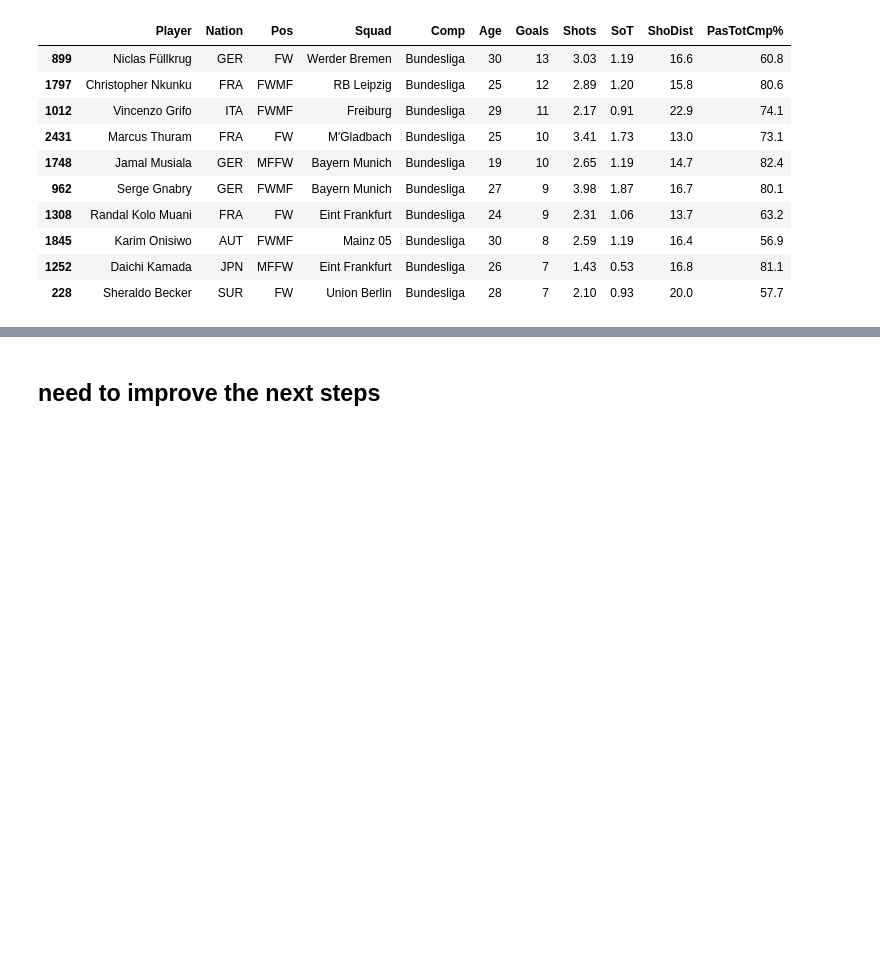
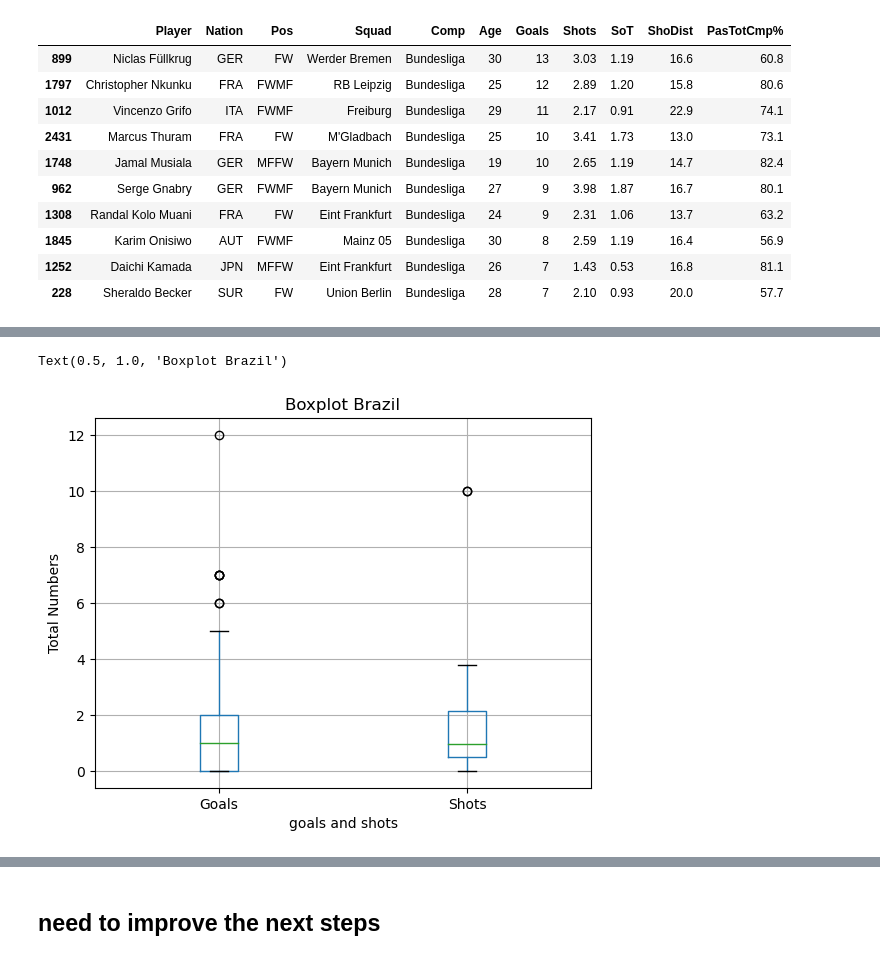
Before and after one commit to tiagoru/Football_Player_Stats, a Jupyter notebook: footbal_analysis.ipynb, the cells around one changed output, grey strips where cells are left out. Saved outputs shown, nothing was run; the diff lists cells and outputs as text; code cells hidden in the pictures; blank space fills up the shorter version.

```diff
--- a/footbal_analysis.ipynb
+++ b/footbal_analysis.ipynb
@@ -209,0 +242,8 @@ plt.show()
+# %%
+combined_dataset.boxplot(['Goals', 'Shots'])
+plt.xlabel('goals and shots')
+plt.ylabel('Total Numbers')
+plt.title('Boxplot Brazil')
+# %% [output]
+Text(0.5, 1.0, 'Boxplot Brazil')
+[figure, added]
```
Also changed, not shown: parts of 5 cells of this notebook.
